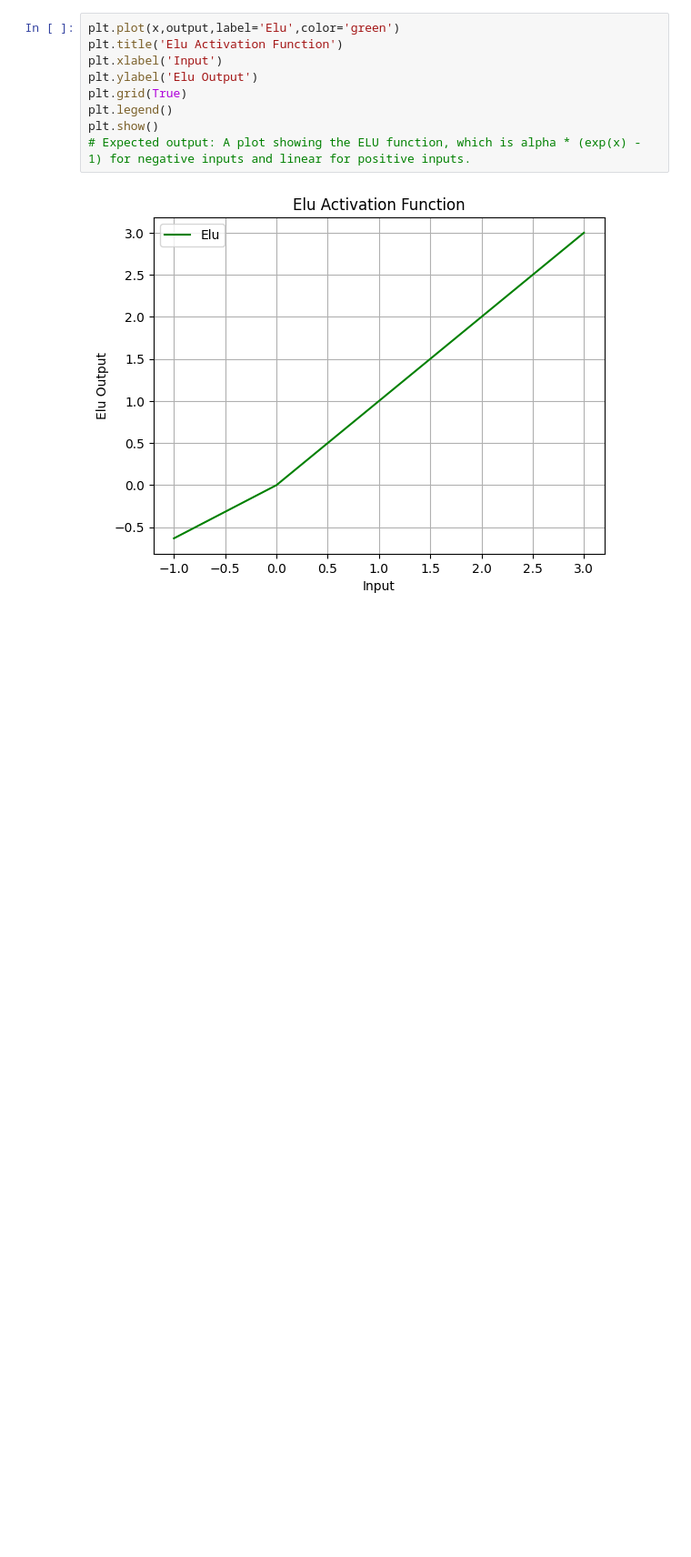
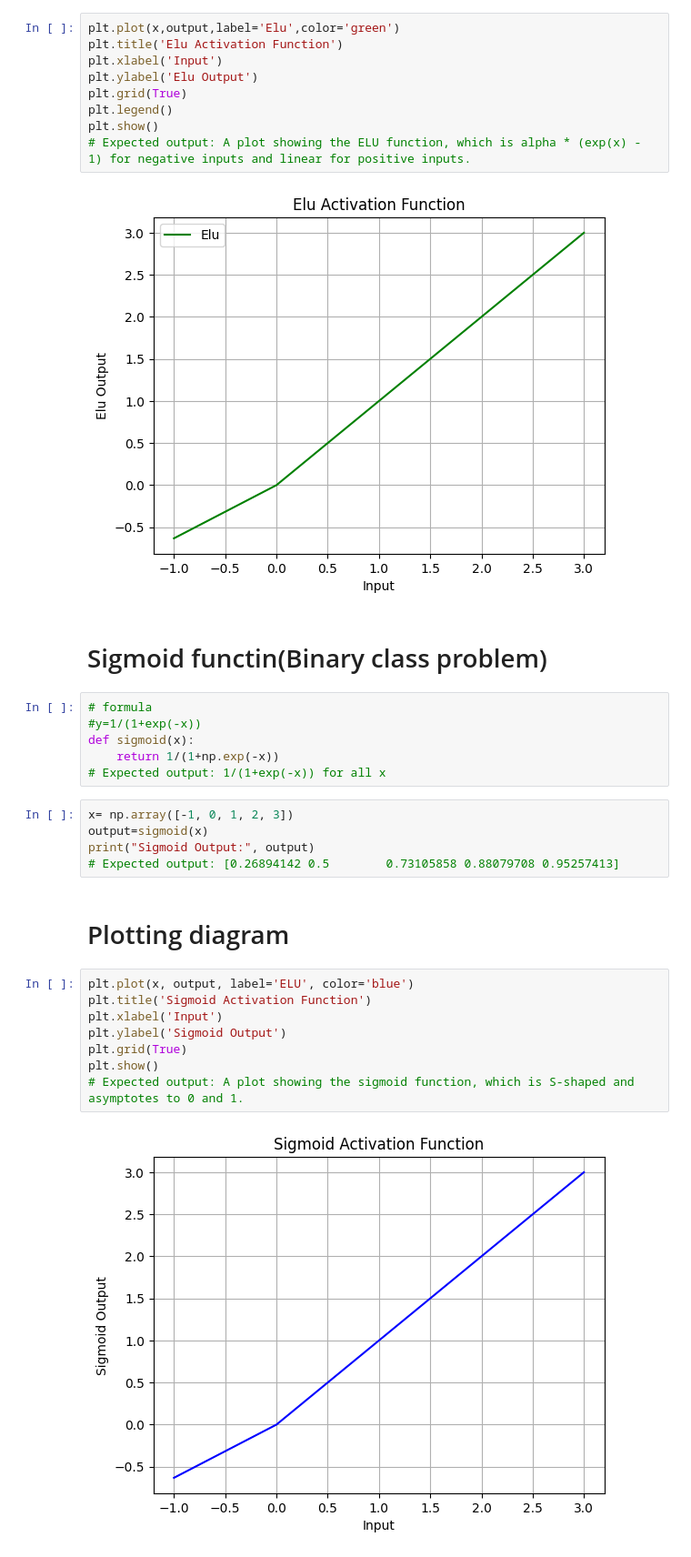
Before and after one commit to minhaz1172/Deep-Learning, a Jupyter notebook: Activation_function.ipynb, the cells around one changed output. Shown: that part at 91% size. Saved outputs shown, nothing was run; the diff lists cells and outputs as text; blank space fills up the shorter version.

Commit message:
Sigmoid Function

```diff
--- a/Activation_function.ipynb
+++ b/Activation_function.ipynb
@@ -90,3 +90,28 @@ plt.show()
 # Expected output: A plot showing the ELU function, which is alpha * (exp(x) - 1) for negative inputs and linear for positive inputs.
 # %% [output]
 [figure]
+# %% [markdown]
+# Sigmoid functin(Binary class problem)
+# %%
+# formula
+#y=1/(1+exp(-x))
+def sigmoid(x):
+    return 1/(1+np.exp(-x))
+# Expected output: 1/(1+exp(-x)) for all x
+# %%
+x= np.array([-1, 0, 1, 2, 3])
+output=sigmoid(x)
+print("Sigmoid Output:", output)
+# Expected output: [0.26894142 0.5        0.73105858 0.88079708 0.95257413]
+# %% [markdown]
+# Plotting diagram
+# %%
+plt.plot(x, output, label='ELU', color='blue')
+plt.title('Sigmoid Activation Function')
+plt.xlabel('Input')
+plt.ylabel('Sigmoid Output')
+plt.grid(True)
+plt.show()
+# Expected output: A plot showing the sigmoid function, which is S-shaped and asymptotes to 0 and 1.
+# %% [output]
+[figure, added]
```
